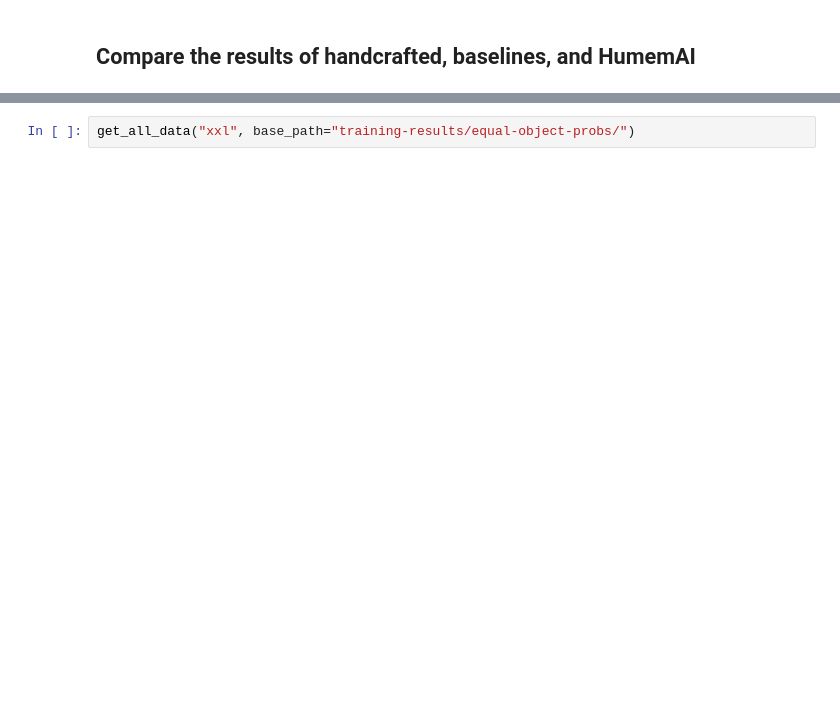
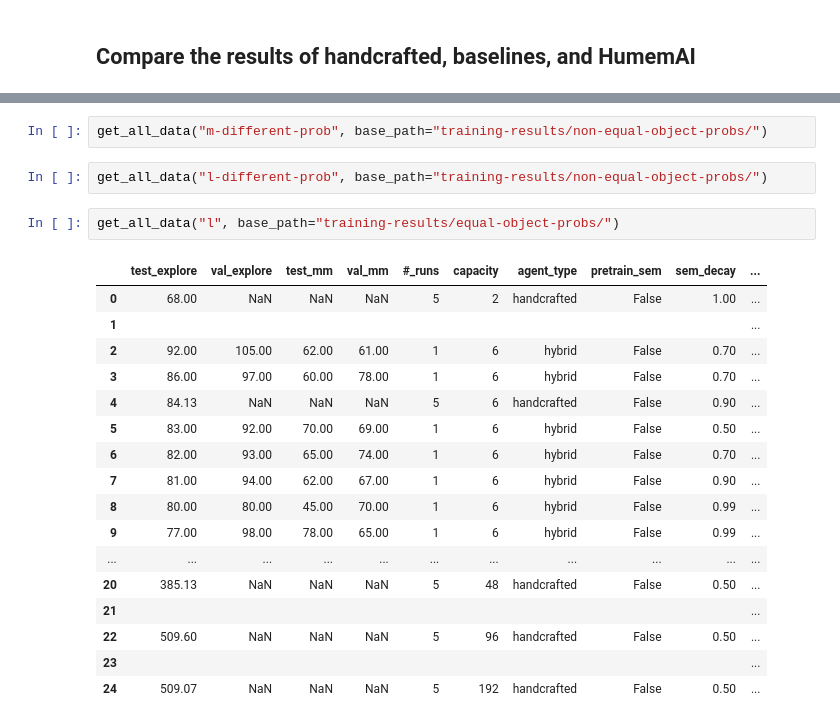
Before and after one commit to humemai/agent-room-env-v2-lstm, a Jupyter notebook: compare-results-dqn.ipynb, the cells around one changed output, grey strips where cells are left out. Drawn from its saved outputs; the diff is of its cells as text; blank space fills up the shorter version.

Commit message:
training works with different hyperparams.

```diff
--- a/compare-results-dqn.ipynb
+++ b/compare-results-dqn.ipynb
@@ -303,3 +341,25 @@ def get_all_data(
     return df_with_blanks_styled
+# %%
+get_all_data("m-different-prob", base_path="training-results/non-equal-object-probs/")
+# %%
+get_all_data("l-different-prob", base_path="training-results/non-equal-object-probs/")
 # %%
-get_all_data("xxl", base_path="training-results/equal-object-probs/")
+get_all_data("l", base_path="training-results/equal-object-probs/")
+# %% [output]
+|  | test_explore | val_explore | test_mm | val_mm | #_runs | capacity | agent_type | pretrain_sem | sem_decay | ... |
+| 0 | 68.00 | NaN | NaN | NaN | 5 | 2 | handcrafted | False | 1.00 | ... |
+| 1 |  |  |  |  |  |  |  |  |  | ... |
+| 2 | 92.00 | 105.00 | 62.00 | 61.00 | 1 | 6 | hybrid | False | 0.70 | ... |
+| 3 | 86.00 | 97.00 | 60.00 | 78.00 | 1 | 6 | hybrid | False | 0.70 | ... |
+| 4 | 84.13 | NaN | NaN | NaN | 5 | 6 | handcrafted | False | 0.90 | ... |
+| 5 | 83.00 | 92.00 | 70.00 | 69.00 | 1 | 6 | hybrid | False | 0.50 | ... |
+| 6 | 82.00 | 93.00 | 65.00 | 74.00 | 1 | 6 | hybrid | False | 0.70 | ... |
+| 7 | 81.00 | 94.00 | 62.00 | 67.00 | 1 | 6 | hybrid | False | 0.90 | ... |
+| 8 | 80.00 | 80.00 | 45.00 | 70.00 | 1 | 6 | hybrid | False | 0.99 | ... |
+| 9 | 77.00 | 98.00 | 78.00 | 65.00 | 1 | 6 | hybrid | False | 0.99 | ... |
+| ... | ... | ... | ... | ... | ... | ... | ... | ... | ... | ... |
+| 20 | 385.13 | NaN | NaN | NaN | 5 | 48 | handcrafted | False | 0.50 | ... |
+| 21 |  |  |  |  |  |  |  |  |  | ... |
+| 22 | 509.60 | NaN | NaN | NaN | 5 | 96 | handcrafted | False | 0.50 | ... |
+| 23 |  |  |  |  |  |  |  |  |  | ... |
+| 24 | 509.07 | NaN | NaN | NaN | 5 | 192 | handcrafted | False | 0.50 | ... |
```
Also changed, not shown: parts of 6 cells of this notebook, 7 other files.
